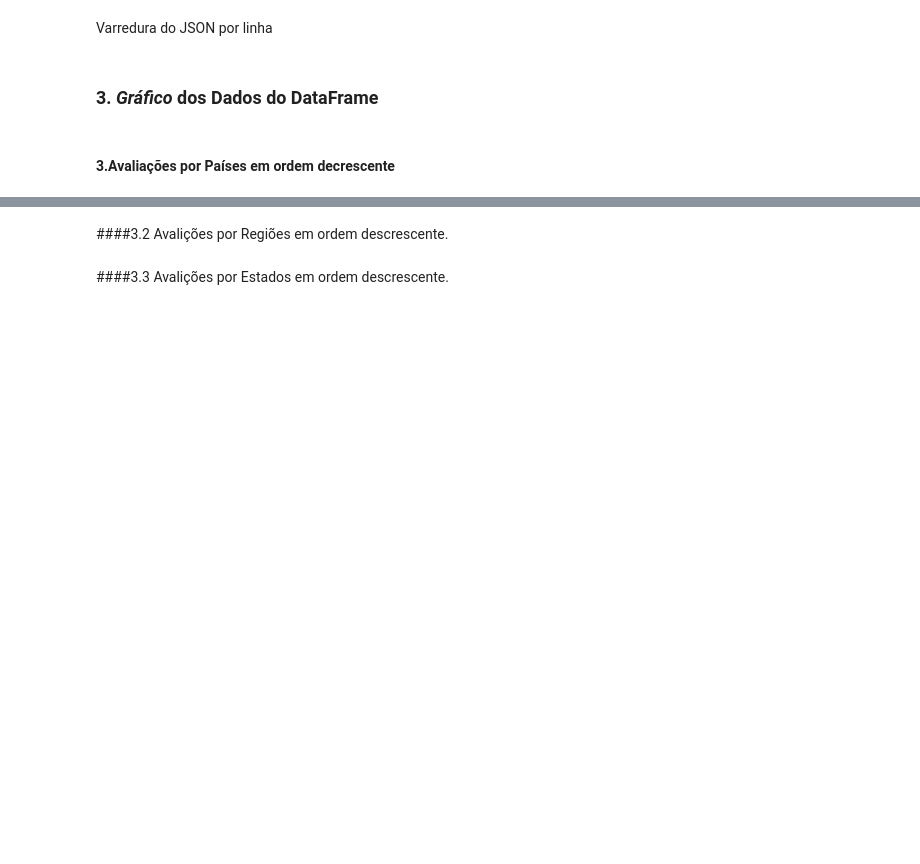
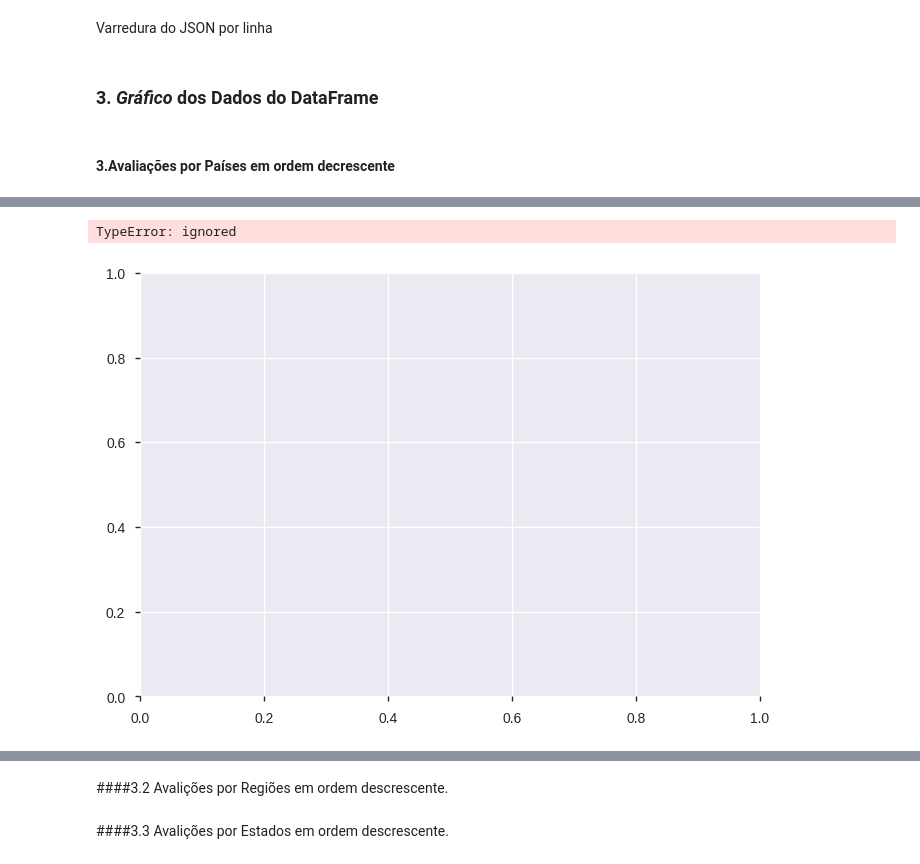
Before and after one commit to danielleitesoares/Work_Sentimental_Analyzer_Of_Restaurant_Issue, a Jupyter notebook: Analise_dos_Sentimentos_Restaurantes.ipynb, the cells around one changed output, grey strips where cells are left out. Saved outputs shown, nothing was run; the diff lists cells and outputs as text; code cells hidden in the pictures; blank space fills up the shorter version.

```diff
--- a/Analise_dos_Sentimentos_Restaurantes.ipynb
+++ b/Analise_dos_Sentimentos_Restaurantes.ipynb
@@ -92,0 +134,5 @@ Varredura do JSON por linha
+# %%
+plt.hist(df['Estado'])
+# %% [output]
+TypeError: ignored
+[figure, added]
```
Also changed, not shown: parts of 13 cells of this notebook.
